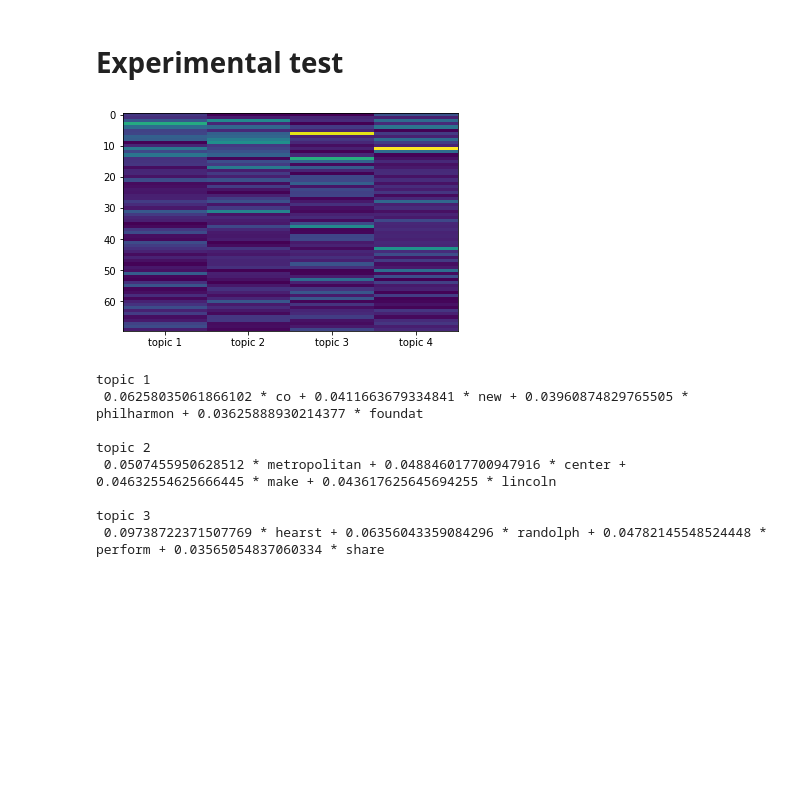
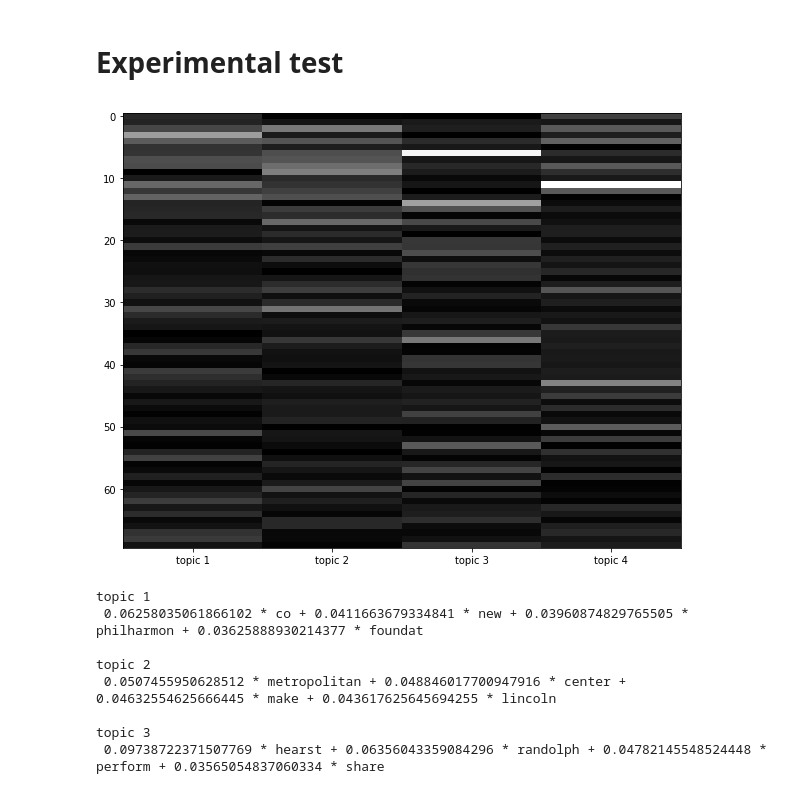
Before and after one commit to yangbaovera/663-Final-Project, a Jupyter notebook: Example.ipynb, the cells around one changed output. Saved outputs shown, nothing was run; the diff lists cells and outputs as text; code cells hidden in the pictures; blank space fills up the shorter version.

```diff
--- a/Example.ipynb
+++ b/Example.ipynb
@@ -135,12 +136,12 @@ gamma = np.tile(alpha,(M,1)) + np.tile(N/k,(k,1)).T
 # %%
 ans = lda_package.variation_EM(M, k, text_, N, V_words, alpha, beta, gamma, phi, iteration = 1000)
 # %%
-plt.imshow(ans[1].T, aspect='auto')
-plt.imshow(ans[1].T,interpolation='nearest', aspect='auto')
+fig, ax = plt.subplots(figsize=(10,8))
+ax.imshow(ans[1].T,cmap=plt.cm.gray, interpolation='nearest', aspect='auto')
 plt.xticks([0, 1, 2, 3], ["topic 1", "topic 2","topic 3", "topic 4"])
 pass
 # %% [output]
-[figure, old version]
+[figure, new version]
 # %%
 m = dictionary.token2id
 id2token = dict(zip(m.values(), m.keys()))
```
Also changed, not shown: parts of 18 cells of this notebook, 1 other file.
